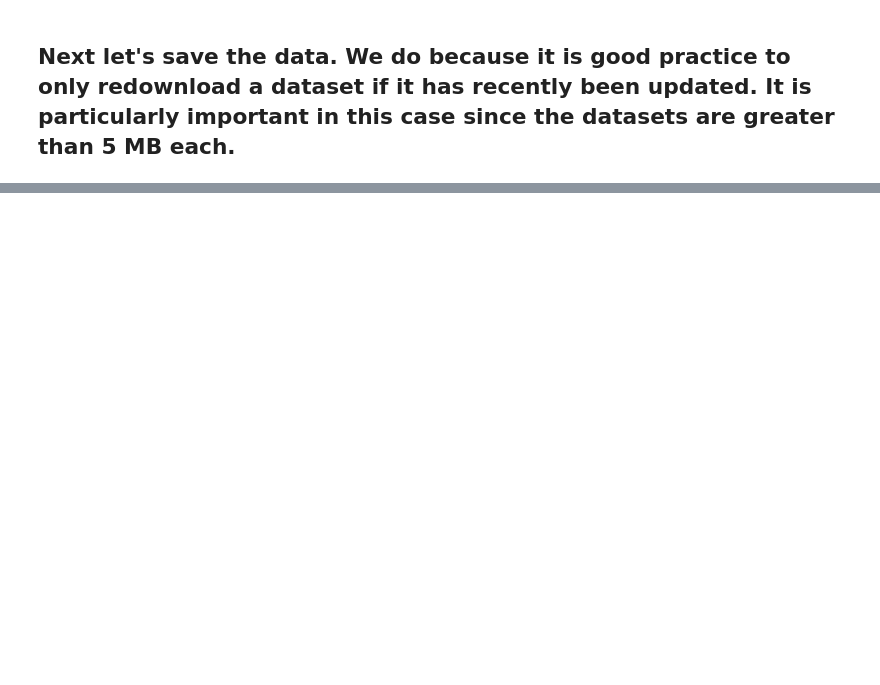
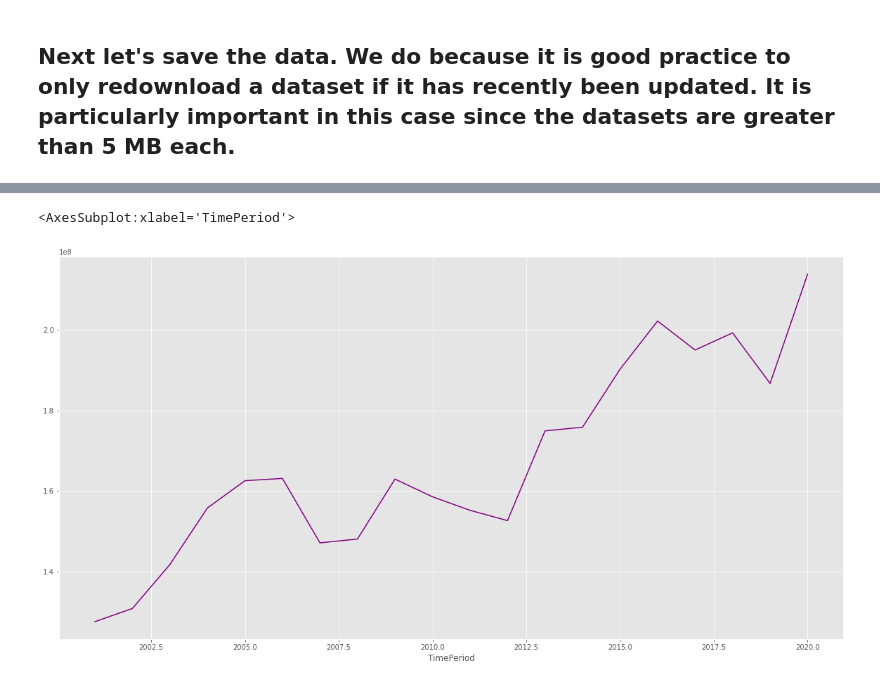
Before and after one commit to priyankadavis/Projects, a Jupyter notebook: BEA County GDP Decomposed For Priyanka.ipynb, the cells around one changed output, grey strips where cells are left out. Drawn from its saved outputs; the diff is of its cells as text; code cells hidden in the pictures; blank space fills up the shorter version.

```diff
--- a/BEA County GDP Decomposed For Priyanka.ipynb
+++ b/BEA County GDP Decomposed For Priyanka.ipynb
@@ -541,0 +549,7 @@ g = sns.pairplot(full_df.reset_index().groupby(["GeoFips"]).rolling(4).mean()[["
+# %%
+fig,ax = plt.subplots(figsize = (20,10))
+plt.style.use("ggplot")
+full_df.groupby("TimePeriod").sum()["Agriculture, forestry, fishing and hunting"].plot(ax = ax, color = "purple")
+# %% [output]
+<AxesSubplot:xlabel='TimePeriod'>
+[figure, added]
```
Also changed, not shown: parts of 66 cells of this notebook.
